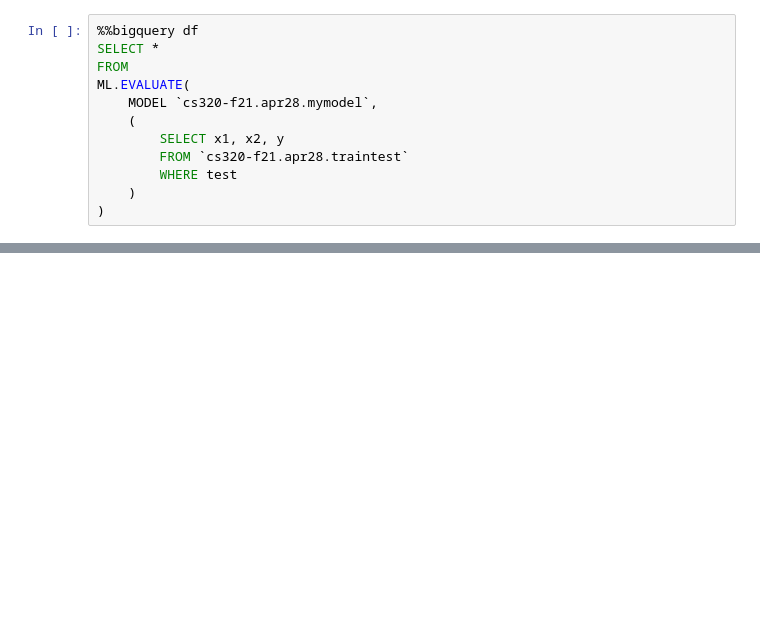
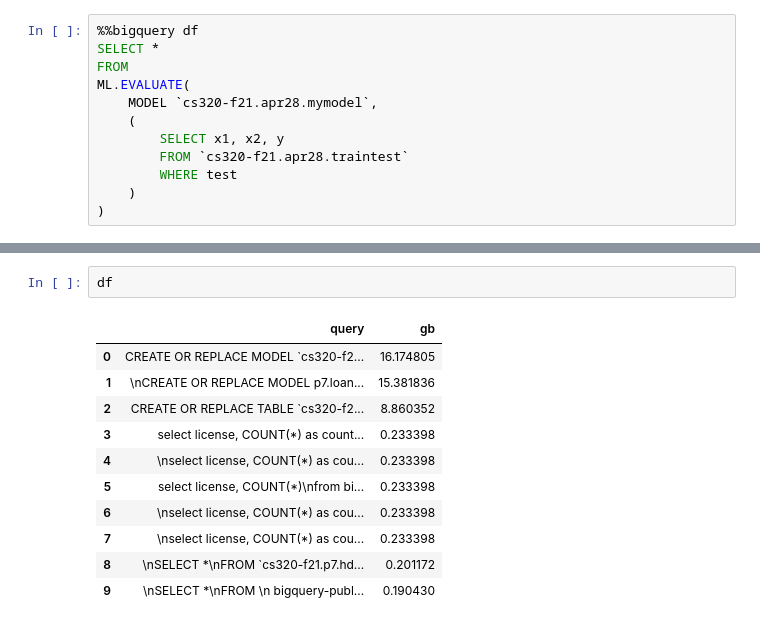
Before and after one commit to cs544-wisc/s23, a Jupyter notebook: lec/39-bq3/demo.ipynb, the cells around one changed output, grey strips where cells are left out. Drawn from its saved outputs; the diff is of its cells as text; blank space fills up the shorter version.

```diff
--- a/lec/39-bq3/demo.ipynb
+++ b/lec/39-bq3/demo.ipynb
@@ -358,0 +567,14 @@ df.iloc[0].at["r2_score"]
+# %%
+df
+# %% [output]
+|  | query | gb |
+| 0 | CREATE OR REPLACE MODEL `cs320-f2... | 16.174805 |
+| 1 | \nCREATE OR REPLACE MODEL p7.loan... | 15.381836 |
+| 2 | CREATE OR REPLACE TABLE `cs320-f2... | 8.860352 |
+| 3 | select license, COUNT(*) as count... | 0.233398 |
+| 4 | \nselect license, COUNT(*) as cou... | 0.233398 |
+| 5 | select license, COUNT(*)\nfrom bi... | 0.233398 |
+| 6 | \nselect license, COUNT(*) as cou... | 0.233398 |
+| 7 | \nselect license, COUNT(*) as cou... | 0.233398 |
+| 8 | \nSELECT *\nFROM `cs320-f21.p7.hd... | 0.201172 |
+| 9 | \nSELECT *\nFROM \n bigquery-publ... | 0.190430 |
```
Also changed, not shown: parts of 43 cells of this notebook.
